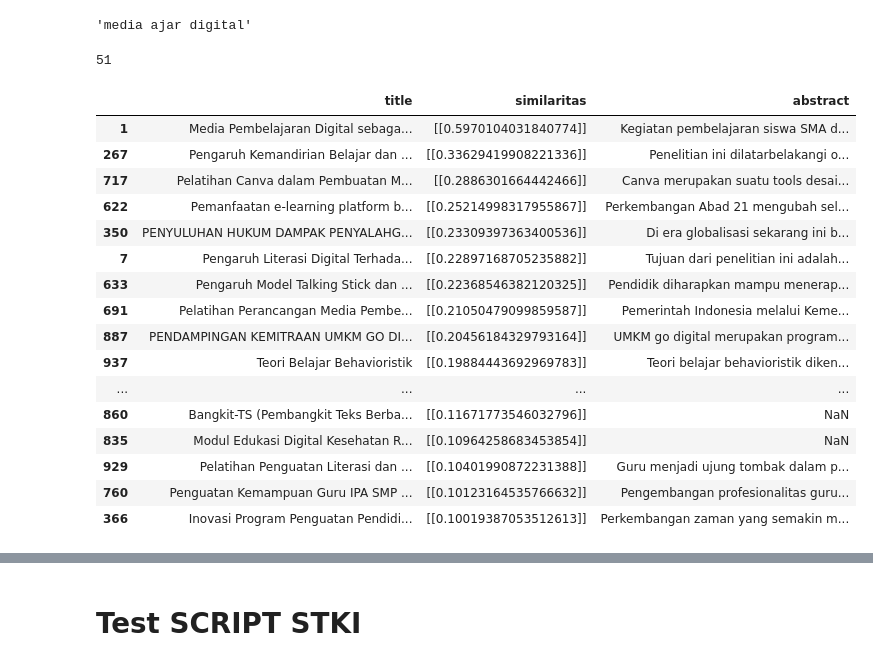
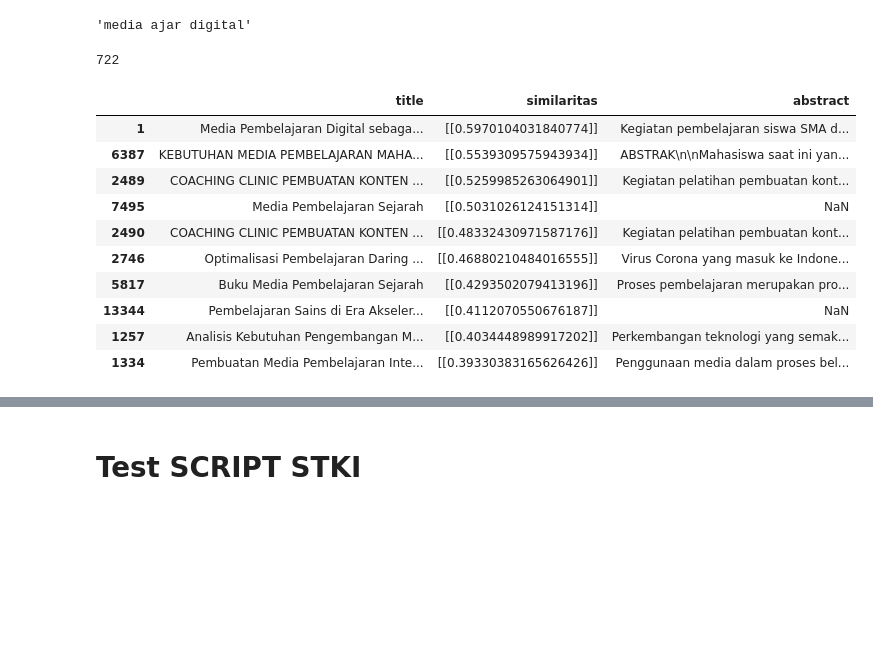
Before and after one commit to asid30/Sistem-Temu-Kembali-Informasi, a Jupyter notebook: Riset Jupiter Notebook/Mesin_Pencari_STKI.ipynb, the cells around one changed output, grey strips where cells are left out. Cells and saved outputs as stored; diff of their text form; code cells hidden in the pictures; blank space fills up the shorter version.

```diff
--- a/Riset Jupiter Notebook/Mesin_Pencari_STKI.ipynb
+++ b/Riset Jupiter Notebook/Mesin_Pencari_STKI.ipynb
@@ -9,7 +9,7 @@ from Sastrawi.Stemmer.StemmerFactory import StemmerFactory
 import nltk
 from nltk.tokenize import RegexpTokenizer
 # %%
-df_all = pd.read_excel(r'D:\TEST Codingan\Sistem-Temu-Kembali-Informasi\Riset Jupiter Notebook\Data\df_final.xlsx').head(1000)
+df_all = pd.read_excel(r'D:\TEST Codingan\Sistem-Temu-Kembali-Informasi\Riset Jupiter Notebook\Data\df_final.xlsx')
 # %% [markdown]
 # EDA
 # %%
@@ -189,27 +189,21 @@ df_temu['similaritas'] = similaritas
 # %%
 len(df_temu)
 # %% [output]
-51
+722
 # %%
-df_temu[['title', 'similaritas','abstract']].sort_values(by=['similaritas'], ascending=False)
+df_temu[['title', 'similaritas','abstract']].sort_values(by=['similaritas'], ascending=False).head(10)
 # %% [output]
 |  | title | similaritas | abstract |
 | 1 | Media Pembelajaran Digital sebaga... | [[0.5970104031840774]] | Kegiatan pembelajaran siswa SMA d... |
-| 267 | Pengaruh Kemandirian Belajar dan ... | [[0.33629419908221336]] | Penelitian ini dilatarbelakangi o... |
-| 717 | Pelatihan Canva dalam Pembuatan M... | [[0.2886301664442466]] | Canva merupakan suatu tools desai... |
-| 622 | Pemanfaatan e-learning platform b... | [[0.25214998317955867]] | Perkembangan Abad 21 mengubah sel... |
-| 350 | PENYULUHAN HUKUM DAMPAK PENYALAHG... | [[0.23309397363400536]] | Di era globalisasi sekarang ini b... |
-| 7 | Pengaruh Literasi Digital Terhada... | [[0.22897168705235882]] | Tujuan dari penelitian ini adalah... |
-| 633 | Pengaruh Model Talking Stick dan ... | [[0.22368546382120325]] | Pendidik diharapkan mampu menerap... |
-| 691 | Pelatihan Perancangan Media Pembe... | [[0.21050479099859587]] | Pemerintah Indonesia melalui Keme... |
-| 887 | PENDAMPINGAN KEMITRAAN UMKM GO DI... | [[0.20456184329793164]] | UMKM go digital merupakan program... |
-| 937 | Teori Belajar Behavioristik | [[0.19884443692969783]] | Teori belajar behavioristik diken... |
-| ... | ... | ... | ... |
-| 860 | Bangkit-TS (Pembangkit Teks Berba... | [[0.11671773546032796]] | NaN |
-| 835 | Modul Edukasi Digital Kesehatan R... | [[0.10964258683453854]] | NaN |
-| 929 | Pelatihan Penguatan Literasi dan ... | [[0.10401990872231388]] | Guru menjadi ujung tombak dalam p... |
-| 760 | Penguatan Kemampuan Guru IPA SMP ... | [[0.10123164535766632]] | Pengembangan profesionalitas guru... |
-| 366 | Inovasi Program Penguatan Pendidi... | [[0.10019387053512613]] | Perkembangan zaman yang semakin m... |
+| 6387 | KEBUTUHAN MEDIA PEMBELAJARAN MAHA... | [[0.5539309575943934]] | ABSTRAK\n\nMahasiswa saat ini yan... |
+| 2489 | COACHING CLINIC PEMBUATAN KONTEN ... | [[0.5259985263064901]] | Kegiatan pelatihan pembuatan kont... |
+| 7495 | Media Pembelajaran Sejarah | [[0.5031026124151314]] | NaN |
+| 2490 | COACHING CLINIC PEMBUATAN KONTEN ... | [[0.48332430971587176]] | Kegiatan pelatihan pembuatan kont... |
+| 2746 | Optimalisasi Pembelajaran Daring ... | [[0.46880210484016555]] | Virus Corona yang masuk ke Indone... |
+| 5817 | Buku Media Pembelajaran Sejarah | [[0.4293502079413196]] | Proses pembelajaran merupakan pro... |
+| 13344 | Pembelajaran Sains di Era Akseler... | [[0.4112070550676187]] | NaN |
+| 1257 | Analisis Kebutuhan Pengembangan M... | [[0.4034448989917202]] | Perkembangan teknologi yang semak... |
+| 1334 | Pembuatan Media Pembelajaran Inte... | [[0.39330383165626426]] | Penggunaan media dalam proses bel... |
 # %%
 tokenizer = RegexpTokenizer(r'\w+')
 
```
Also changed, not shown: parts of 6 cells of this notebook, 3 other files.
